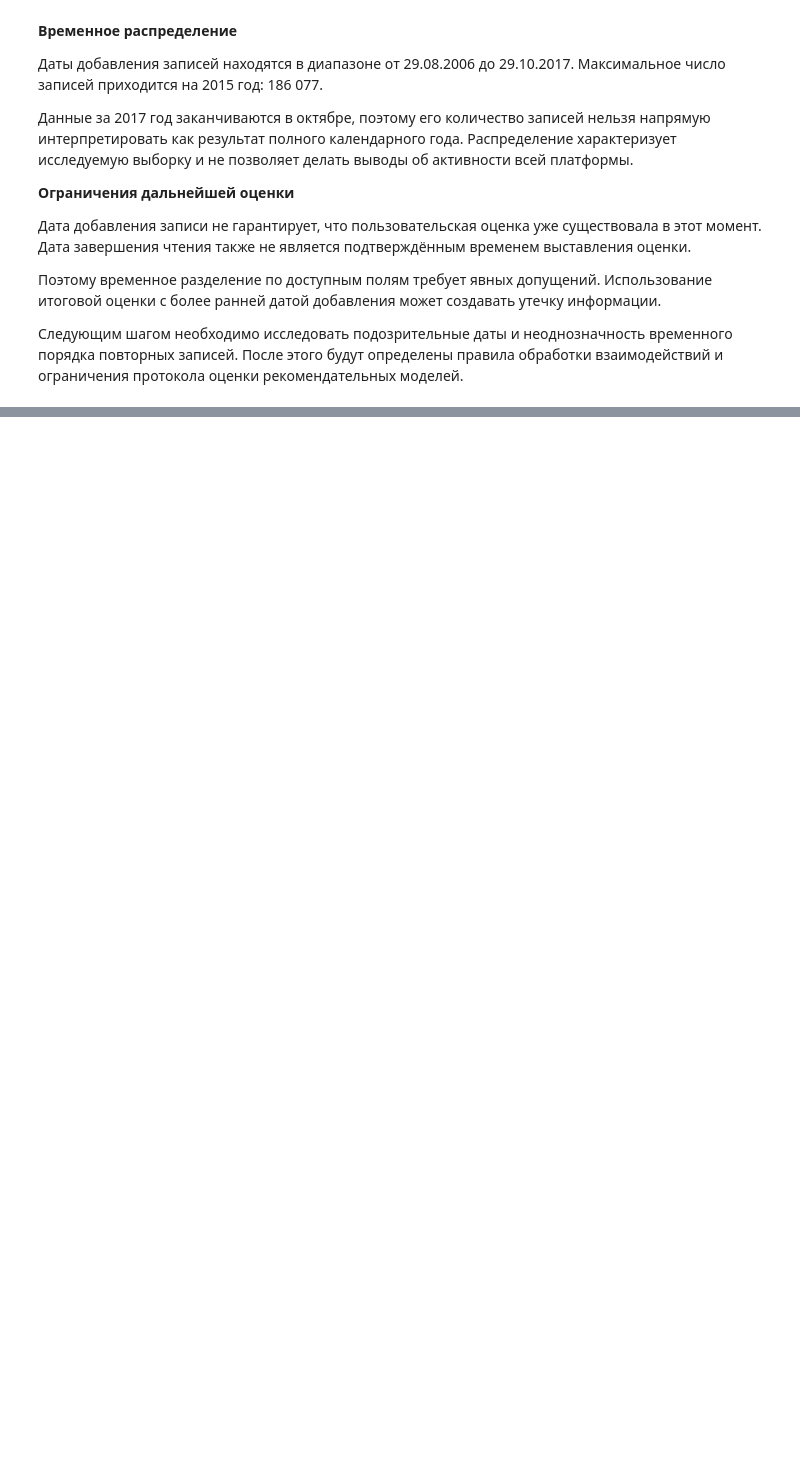
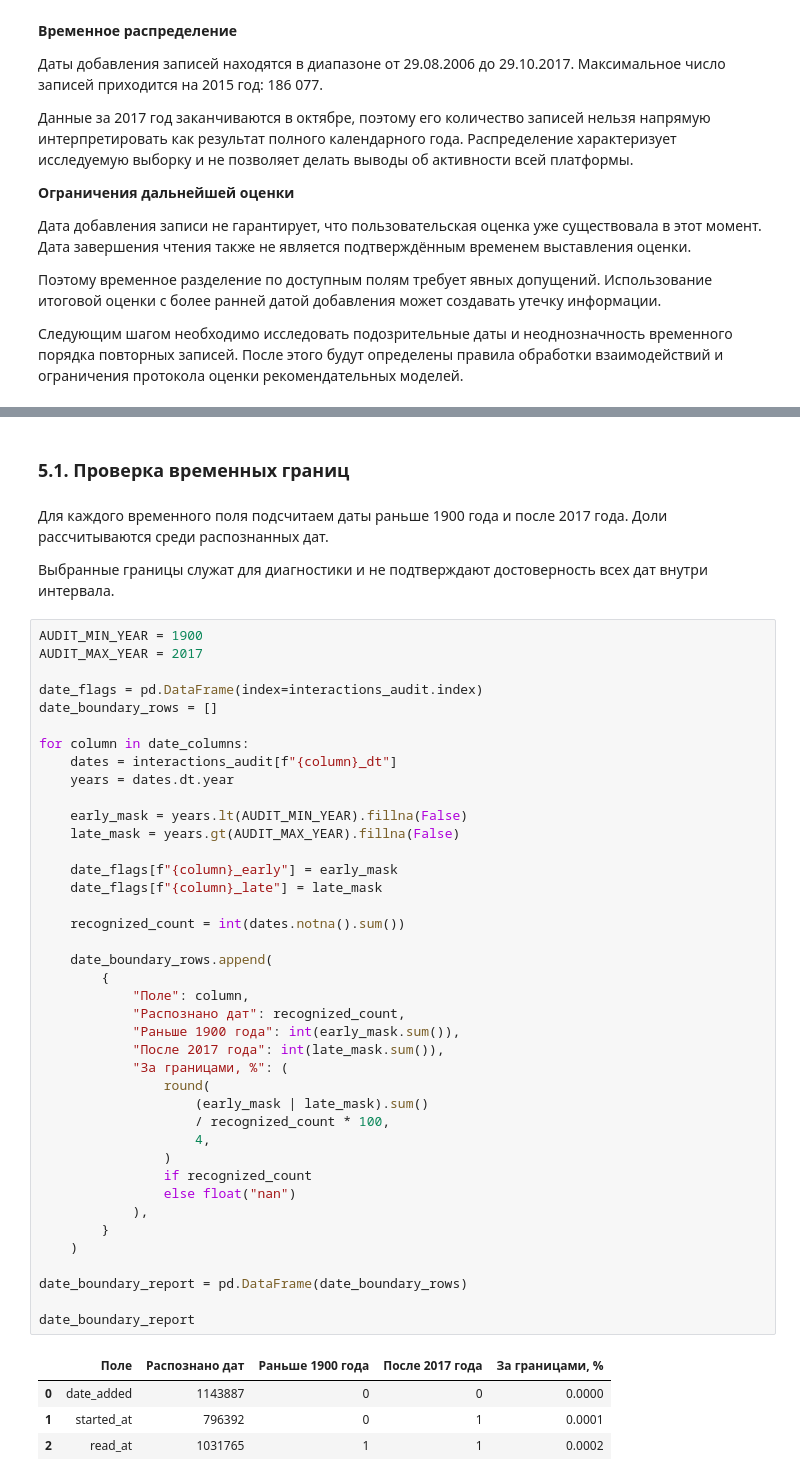
Before and after one commit to RafaelART01/BookRecommender, a Jupyter notebook: notebooks/01_data_audit.ipynb, the cells around one changed output, grey strips where cells are left out. Cells and saved outputs as stored; diff of their text form; blank space fills up the shorter version.

```diff
--- a/notebooks/01_data_audit.ipynb
+++ b/notebooks/01_data_audit.ipynb
@@ -1606,0 +1624,53 @@ read_at для 1 031 765 записей. Остальные значения э
+# %% [markdown]
+### 5.1. Проверка временных границ
+# %% [markdown]
+Для каждого временного поля подсчитаем даты раньше 1900 года
+и после 2017 года. Доли рассчитываются среди распознанных дат.
+
+Выбранные границы служат для диагностики и не подтверждают
+достоверность всех дат внутри интервала.
+# %%
+AUDIT_MIN_YEAR = 1900
+AUDIT_MAX_YEAR = 2017
+
+date_flags = pd.DataFrame(index=interactions_audit.index)
+date_boundary_rows = []
+
+for column in date_columns:
+    dates = interactions_audit[f"{column}_dt"]
+    years = dates.dt.year
+
+    early_mask = years.lt(AUDIT_MIN_YEAR).fillna(False)
+    late_mask = years.gt(AUDIT_MAX_YEAR).fillna(False)
+
+    date_flags[f"{column}_early"] = early_mask
+    date_flags[f"{column}_late"] = late_mask
+
+    recognized_count = int(dates.notna().sum())
+
+    date_boundary_rows.append(
+        {
+            "Поле": column,
+            "Распознано дат": recognized_count,
+            "Раньше 1900 года": int(early_mask.sum()),
+            "После 2017 года": int(late_mask.sum()),
+            "За границами, %": (
+                round(
+                    (early_mask | late_mask).sum()
+                    / recognized_count * 100,
+                    4,
+                )
+                if recognized_count
+                else float("nan")
+            ),
+        }
+    )
+
+date_boundary_report = pd.DataFrame(date_boundary_rows)
+
+date_boundary_report
+# %% [output]
+|  | Поле | Распознано дат | Раньше 1900 года | После 2017 года | За границами, % |
+| 0 | date_added | 1143887 | 0 | 0 | 0.0000 |
+| 1 | started_at | 796392 | 0 | 1 | 0.0001 |
+| 2 | read_at | 1031765 | 1 | 1 | 0.0002 |
```
Also changed, not shown: parts of 19 cells of this notebook.
